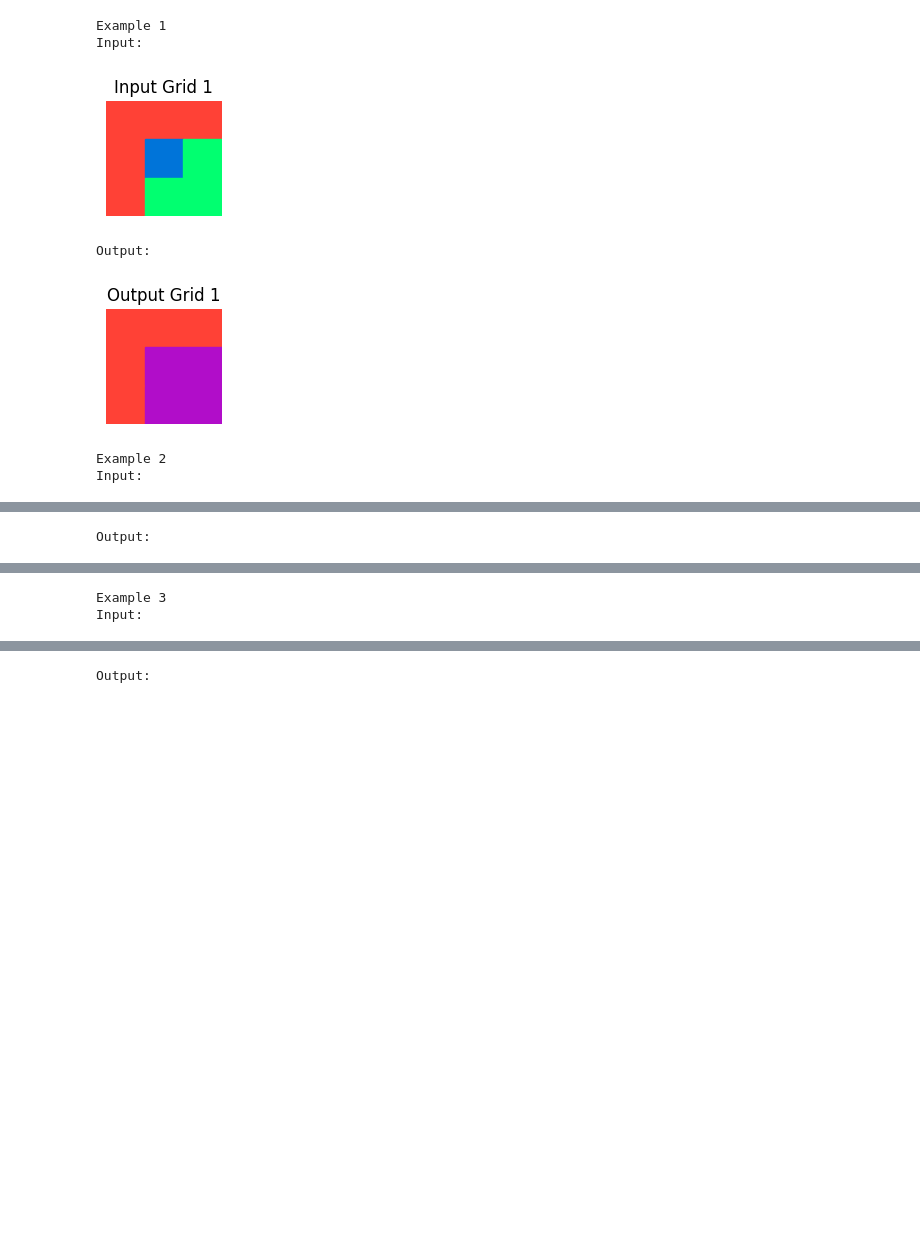
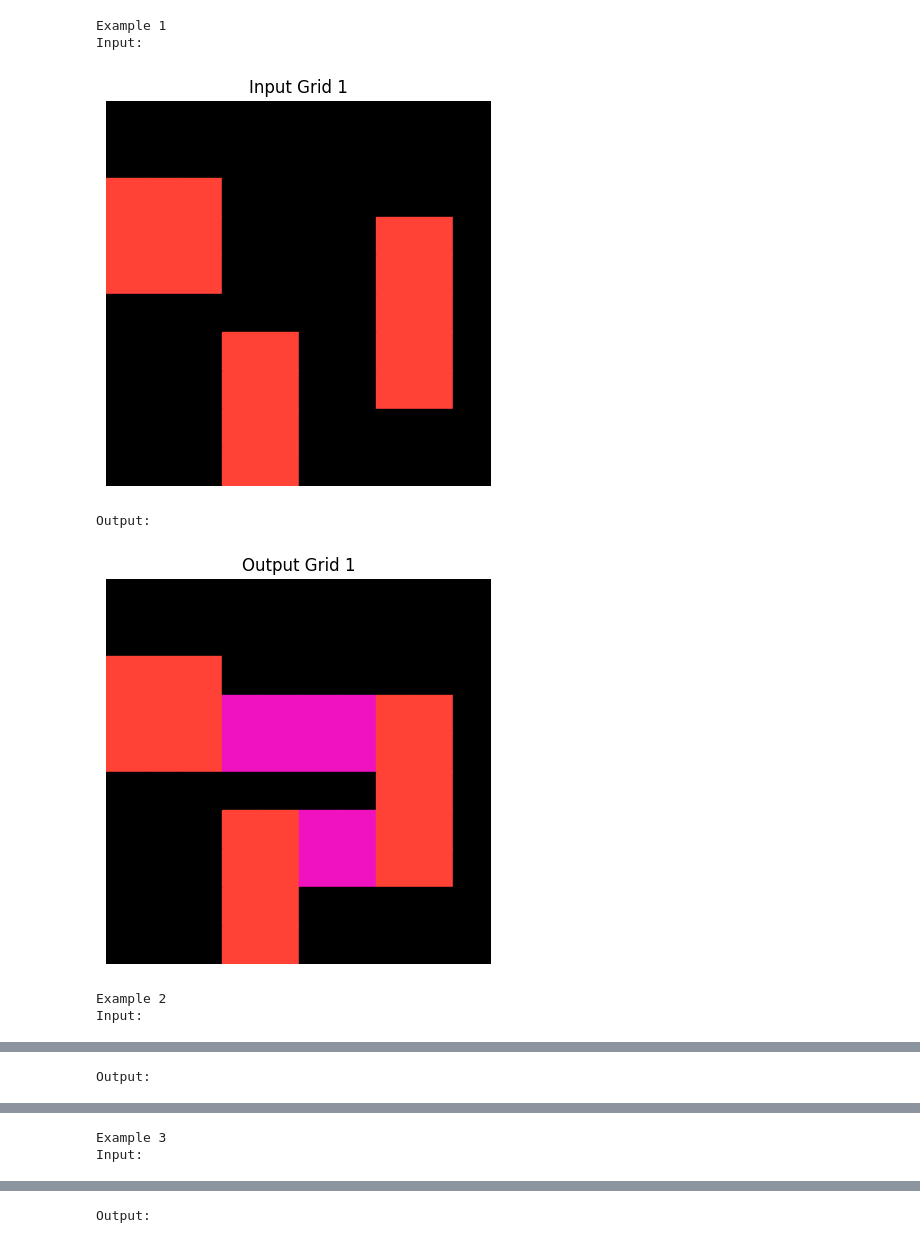
Before and after one commit to SlimenFellah/hybrid-approach-for-arc, a Jupyter notebook: dataset/training/showExample.ipynb, the cells around one changed output, grey strips where cells are left out. Saved outputs shown, nothing was run; the diff lists cells and outputs as text; code cells hidden in the pictures; blank space fills up the shorter version.

```diff
--- a/dataset/training/showExample.ipynb
+++ b/dataset/training/showExample.ipynb
@@ -28,36 +28,36 @@ def display_grid(grid, title):
         for c in range(cols):
             color = COLOR_MAP.get(grid_array[r, c], '#FFFFFF')  # Default to white if not in the map
             plt.gca().add_patch(plt.Rectangle((c, rows - 1 - r), 1, 1, color=color))
 
     plt.xlim(0, cols)
     plt.ylim(0, rows)
     plt.title(title)
     plt.axis('off')
     plt.gca().set_aspect('equal')
     plt.show()
 
 # Load the JSON file
 # with open('f8b3ba0a.json', 'r') as file:
 # with open('e76a88a6.json', 'r') as file:
-with open('9565186b.json', 'r') as file:
+with open('ef135b50.json', 'r') as file:
     data = json.load(file)
 
 # Display each input with its corresponding output
 for i, item in enumerate(data['train']):
     input_grid = item['input']
     output_grid = item['output']
 
     print(f"Example {i + 1}")
     print("Input:")
     display_grid(input_grid, f"Input Grid {i + 1}")
 
     print("Output:")
     display_grid(output_grid, f"Output Grid {i + 1}")
 # %% [output]
 Example 1
 Input:
-[figure, old version]
+[figure, new version]
 Output:
-[figure, old version]
+[figure, new version]
 Example 2
 Input:
```
Also changed, not shown: parts of 1 cell of this notebook, 2 other files.
